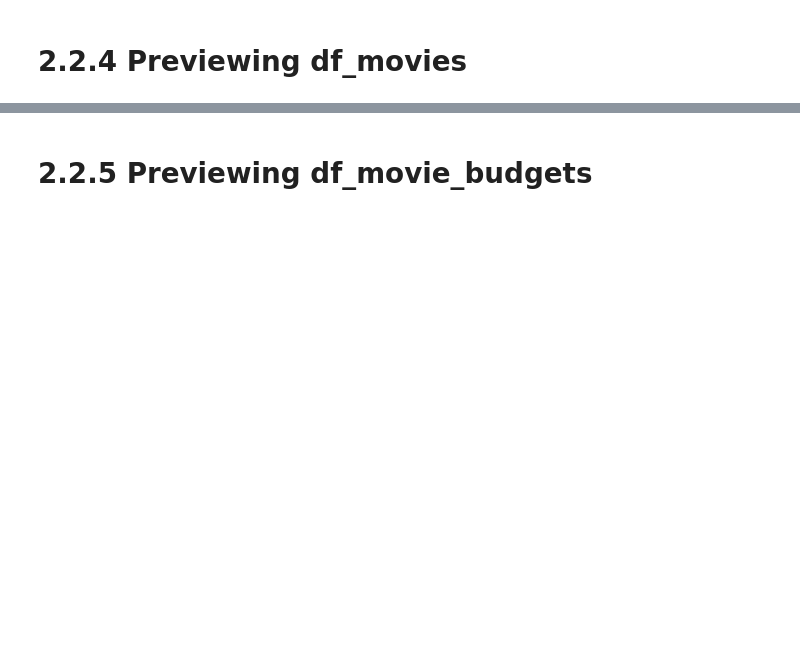
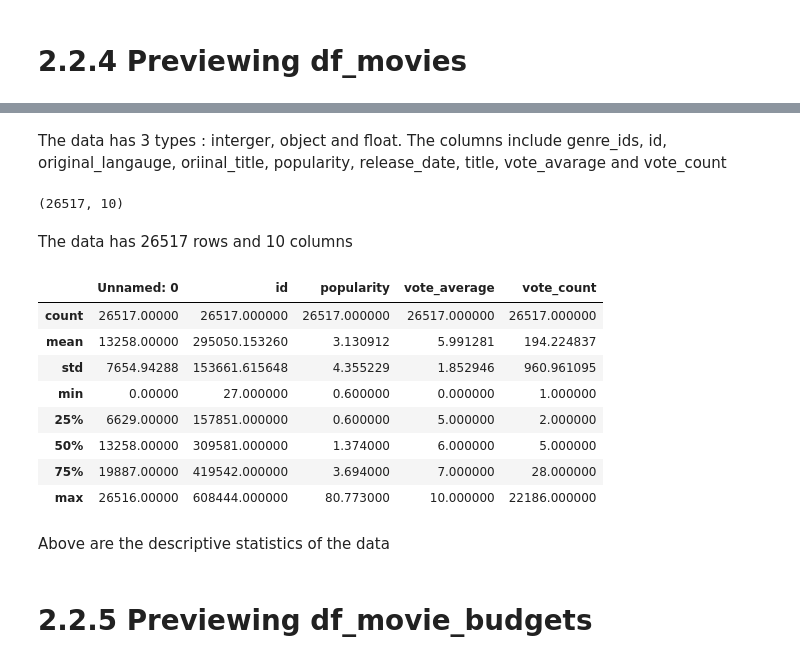
Before and after one commit to BrianKip035/dsc-phase-1-project-v2-4, a Jupyter notebook: student.ipynb, the cells around one changed output, grey strips where cells are left out. Drawn from its saved outputs; the diff is of its cells as text; code cells hidden in the pictures; blank space fills up the shorter version.

Commit message:
data understanding

```diff
--- a/student.ipynb
+++ b/student.ipynb
@@ -124,3 +267,26 @@ df_movies.head()
+# %% [markdown]
+The data has 3 types : interger, object and float.
+The columns include genre_ids, id, original_langauge, oriinal_title, popularity, release_date, title, vote_avarage and vote_count
+# %%
+df_movies.shape
+# %% [output]
+(26517, 10)
+# %% [markdown]
+The data has 26517 rows and 10 columns
+# %%
+df_movies.describe()
+# %% [output]
+|  | Unnamed: 0 | id | popularity | vote_average | vote_count |
+| count | 26517.00000 | 26517.000000 | 26517.000000 | 26517.000000 | 26517.000000 |
+| mean | 13258.00000 | 295050.153260 | 3.130912 | 5.991281 | 194.224837 |
+| std | 7654.94288 | 153661.615648 | 4.355229 | 1.852946 | 960.961095 |
+| min | 0.00000 | 27.000000 | 0.600000 | 0.000000 | 1.000000 |
+| 25% | 6629.00000 | 157851.000000 | 0.600000 | 5.000000 | 2.000000 |
+| 50% | 13258.00000 | 309581.000000 | 1.374000 | 6.000000 | 5.000000 |
+| 75% | 19887.00000 | 419542.000000 | 3.694000 | 7.000000 | 28.000000 |
+| max | 26516.00000 | 608444.000000 | 80.773000 | 10.000000 | 22186.000000 |
+# %% [markdown]
+Above are the descriptive statistics of the data
 # %% [markdown]
 # 2.2.5 Previewing df_movie_budgets
 # %%
```
Also changed, not shown: parts of 43 cells of this notebook.
